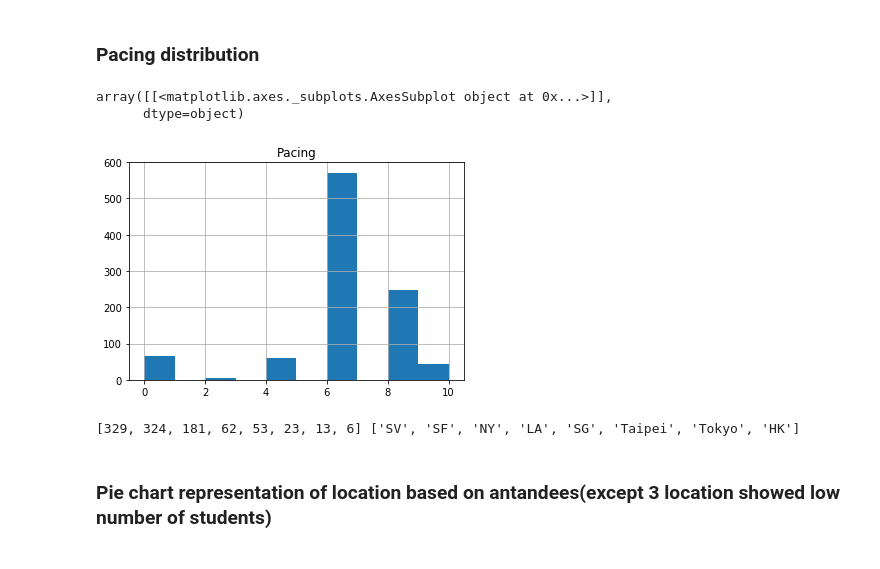
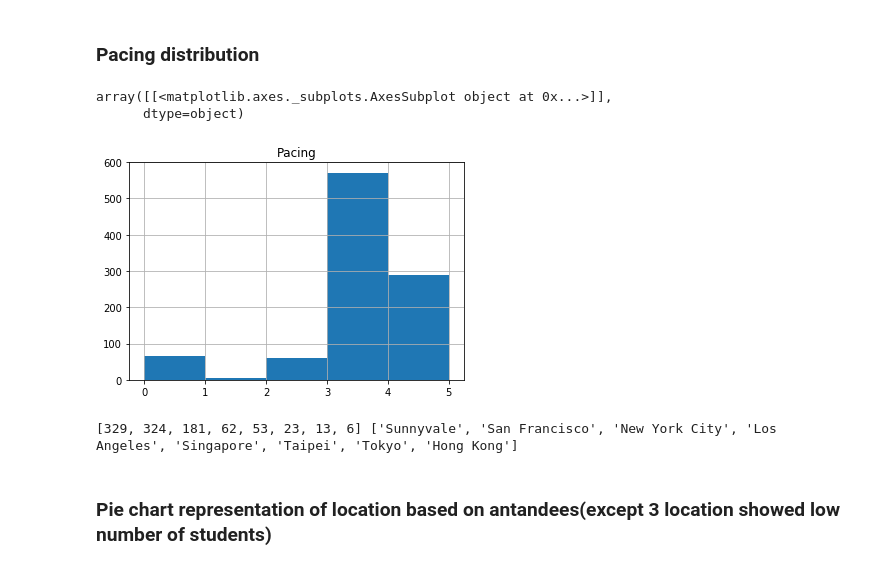
Before and after one commit to Sukhrobjon/DS-1.1, a Jupyter notebook: summer_academy_NPS/second_data_2016.ipynb, the cells around one changed output. Drawn from its saved outputs; the diff is of its cells as text; code cells hidden in the pictures.

Commit message:
[final touches] before visualization

```diff
--- a/summer_academy_NPS/second_data_2016.ipynb
+++ b/summer_academy_NPS/second_data_2016.ipynb
@@ -68,7 +68,7 @@ def clean_combine_pacing(df):
     df["Overall Satisfaction"] = df["How would you rate your overall satisfaction with the Summer Academy this week?"].astype(int)
     df["Overall Satisfaction"] = df["Overall Satisfaction"] * 2
     # Merge both columns into new column "Pacing"
-    df["Pacing"] = (df["How well are the tutorials paced?"] + df["How well is the schedule paced?"]) * 2
+    df["Pacing"] = (df["How well are the tutorials paced?"] + df["How well is the schedule paced?"])
     df.drop(columns=["How well are the tutorials paced?", "How well is the schedule paced?", "How would you rate your overall satisfaction with the Summer Academy this week?"], inplace=True)
 
     return df
@@ -235,0 +236,6 @@ array([ 8, 10,  6,  4,  2,  0])
+# %%
+# Modifying the locations with 2 letter representation
+old_location_values_2016 = final_2016["Location"].value_counts().keys().tolist()
+print(old_location_values_2016)
+full_name_location = ['Sunnyvale', 'San Francisco', 'New York City', 'Los Angeles', 'Singapore', 'Taipei', 'Tokyo', 'Hong Kong']
+final_2016 = final_2016.replace(old_location_values_2016, full_name_location)
@@ -396,11 +420,11 @@ Name: Recommend, dtype: int64
 # %% [markdown]
 ### Pacing distribution
 # %%
-final_2016.hist(column="Pacing", bins=10)
+final_2016.hist(column="Pacing", bins=5)
 # %% [output]
 array([[<matplotlib.axes._subplots.AxesSubplot object at 0x...>]],
       dtype=object)
-[figure, old version]
+[figure, new version]
 # %%
 ## Getting the Location values to use for pie chart representaion
 # %%
@@ -410,7 +434,7 @@ values = final_2016["Location"].value_counts().keys().tolist()
 sizes = final_2016["Location"].value_counts().tolist()
 print(sizes, values)
 # %% [output]
-[329, 324, 181, 62, 53, 23, 13, 6] ['SV', 'SF', 'NY', 'LA', 'SG', 'Taipei', 'Tokyo', 'HK']
+[329, 324, 181, 62, 53, 23, 13, 6] ['Sunnyvale', 'San Francisco', 'New York City', 'Los Angeles', 'Singapore', 'Taipei', 'Tokyo', 'Hong Kong']
 # %% [markdown]
 ### Pie chart representation of location based on antandees(except 3 location showed low number of students)
 # %%
```
Also changed, not shown: parts of 34 cells of this notebook.
